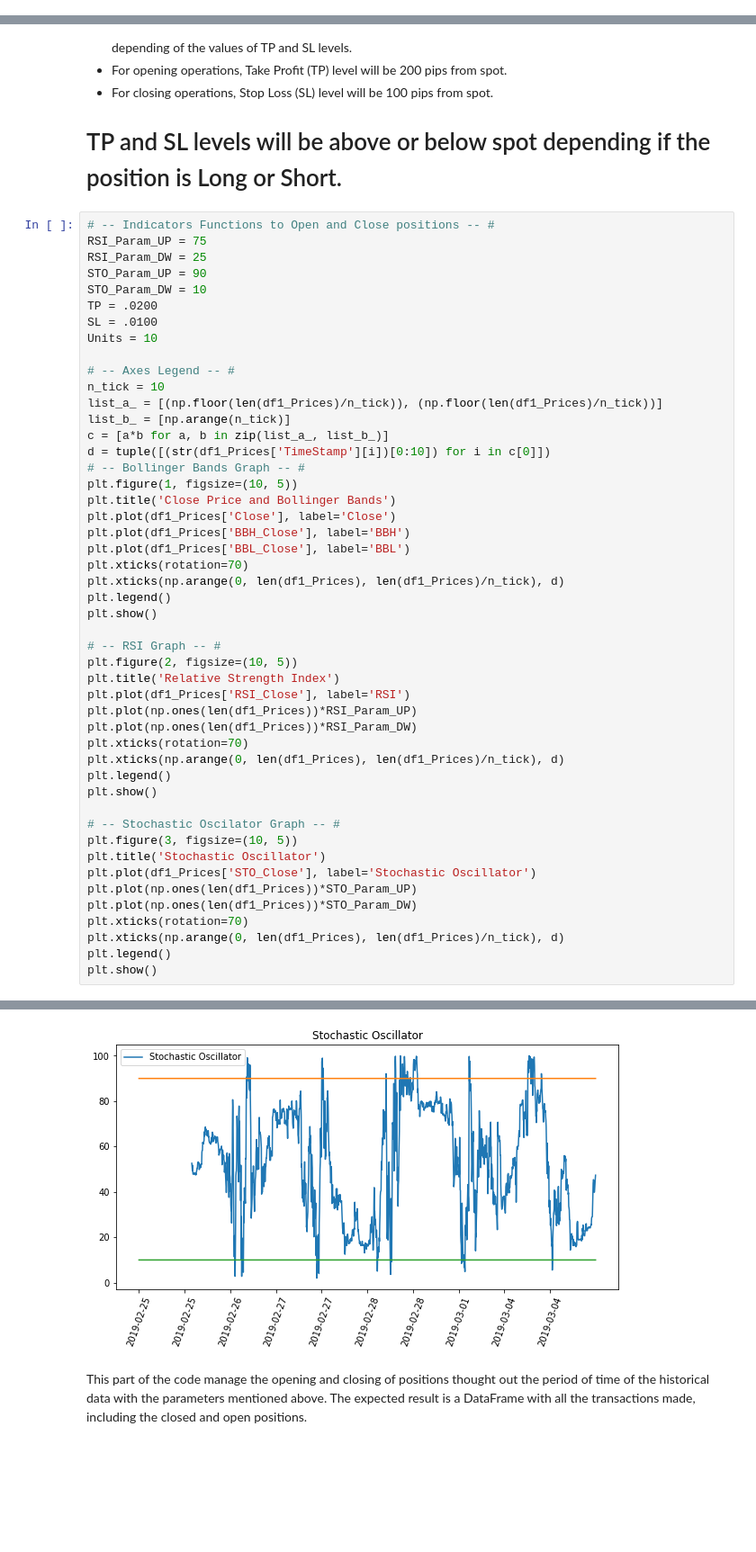
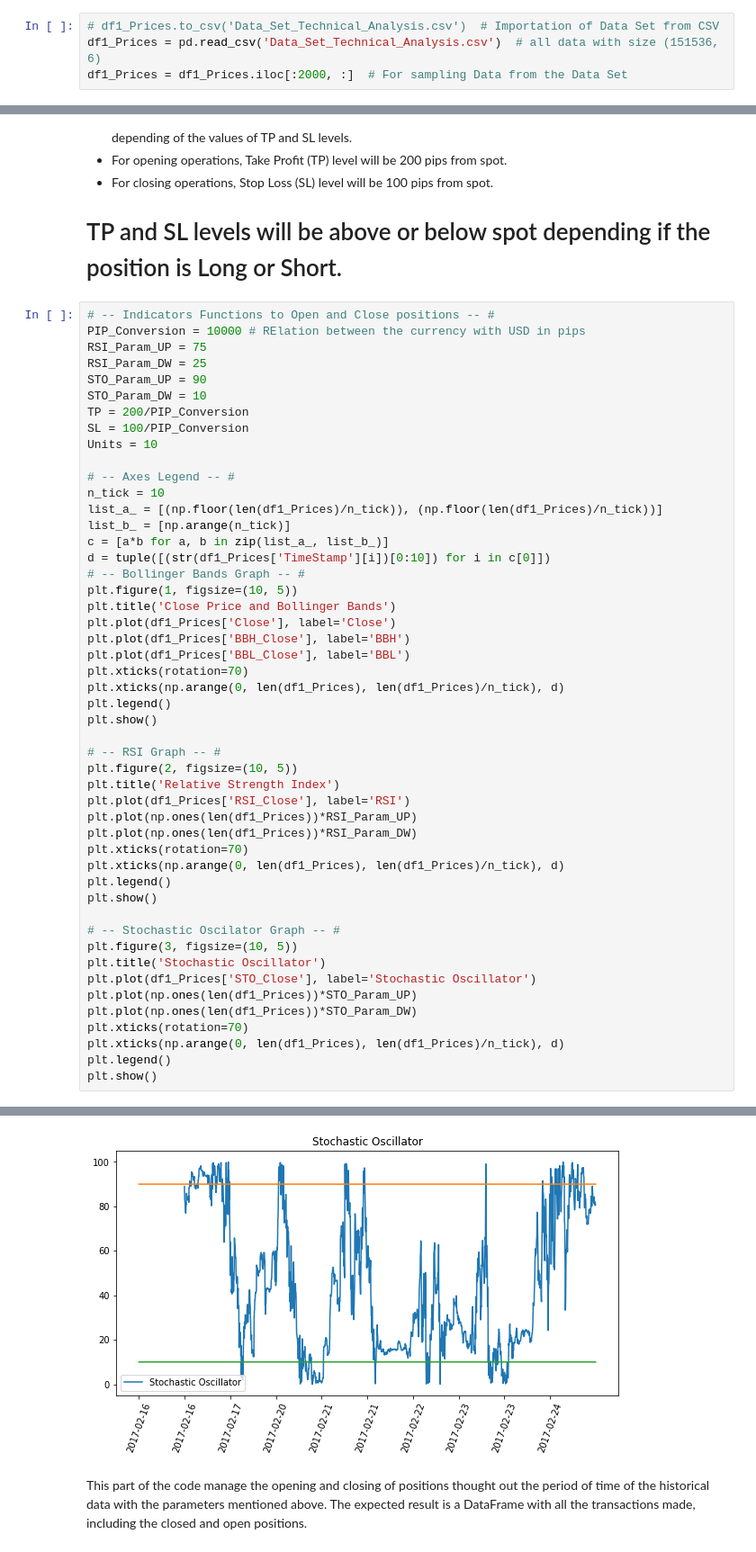
Before and after one commit to valenescobar/lab1_p1_eq4, a Jupyter notebook: lab2_pt1_eq3.ipynb, the cells around one changed output, grey strips where cells are left out. Shown: that part at 90% size. Saved outputs shown, nothing was run; the diff lists cells and outputs as text; blank space fills up the shorter version.

```diff
--- a/lab2_pt1_eq3.ipynb
+++ b/lab2_pt1_eq3.ipynb
@@ -98,3 +95,7 @@ df1_Prices = pd_hist
+# %%
+# df1_Prices.to_csv('Data_Set_Technical_Analysis.csv')  # Importation of Data Set from CSV
+df1_Prices = pd.read_csv('Data_Set_Technical_Analysis.csv')  # all data with size (151536, 6)
+df1_Prices = df1_Prices.iloc[:2000, :]  # For sampling Data from the Data Set
 # %%
 print('This is the beginning of the Historical Data')
 df1_Prices.head()
@@ -151,12 +152,13 @@ For the project, the written functions on the next section, will Close positions
 # TP and SL levels will be above or below spot depending if the position is Long or Short.
 # %%
 # -- Indicators Functions to Open and Close positions -- #
+PIP_Conversion = 10000 # RElation between the currency with USD in pips
 RSI_Param_UP = 75
 RSI_Param_DW = 25
 STO_Param_UP = 90
 STO_Param_DW = 10
-TP = .0200
-SL = .0100
+TP = 200/PIP_Conversion
+SL = 100/PIP_Conversion
 Units = 10
 
 # -- Axes Legend -- #
@@ -203,4 +205,4 @@ plt.show()
-[figure, old version]
+[figure, new version]
 # %% [markdown]
 This part of the code manage the opening and closing of positions thought out the period of time of the historical data with the parameters mentioned above. The expected result is a DataFrame with all the transactions made, including the closed and open positions.
 # %%
```
Also changed, not shown: parts of 11 cells of this notebook.
